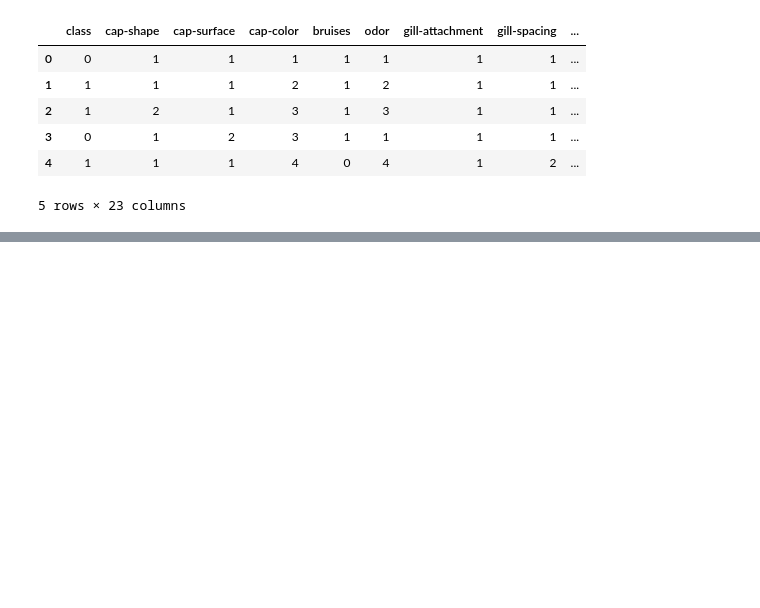
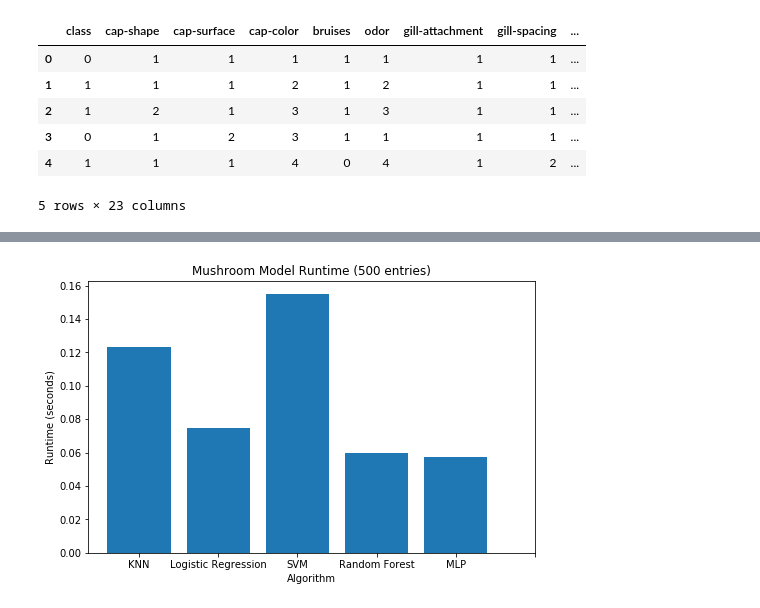
Before and after one commit to jalling97/EECE5643_ML_Algo_Analysis, a Jupyter notebook: mushroom/mushroom_train.ipynb, the cells around one changed output, grey strips where cells are left out. Cells and saved outputs as stored; diff of their text form; code cells hidden in the pictures; blank space fills up the shorter version.

Commit message:
Added cpu and runtime metrics

```diff
--- a/mushroom/mushroom_train.ipynb
+++ b/mushroom/mushroom_train.ipynb
@@ -161,0 +197,32 @@ plt.show()
+# %%
+test_size = 500
+knn_test_list = [knn_f_test.iloc[random.randint(0,len(knn_f_test))] for i in range(test_size)]
+lr_test_list = [lr_f_test.iloc[random.randint(0,len(lr_f_test))] for i in range(test_size)]
+svm_test_list = [svm_f_test.iloc[random.randint(0,len(svm_f_test))] for i in range(test_size)]
+rf_test_list = [rf_f_test.iloc[random.randint(0,len(rf_f_test))] for i in range(test_size)]
+mlp_test_list = [mlp_f_test.iloc[random.randint(0,len(mlp_f_test))] for i in range(test_size)]
+# %%
+t0 = time()
+KNN.predict(knn_test_list)
+t1 = time()
+LR.predict(lr_test_list)
+t2 = time()
+SVM.predict(svm_test_list)
+t3 = time()
+RF.predict(rf_test_list)
+t4 = time()
+MLP.predict(mlp_test_list)
+t5 = time()
+
+pred_time_list = [t1-t0, t2-t1, t3-t2, t4-t3, t5-t4]
+# %%
+plt.figure(figsize=(8,5))
+plt.bar(range(len(pred_time_list)), pred_time_list)
+plt.title('Mushroom Model Runtime (%d entries)' % (test_size))
+plt.xticks(range(len(cpu_array)), ['KNN','Logistic Regression','SVM','Random Forest','MLP'])
+plt.ylabel('Runtime (seconds)')
+plt.xlabel('Algorithm')
+plt.savefig('mushroom_model_runtime.png')
+plt.show()
+# %% [output]
+[figure, added]
```
Also changed, not shown: parts of 13 cells of this notebook, 9 other files.
